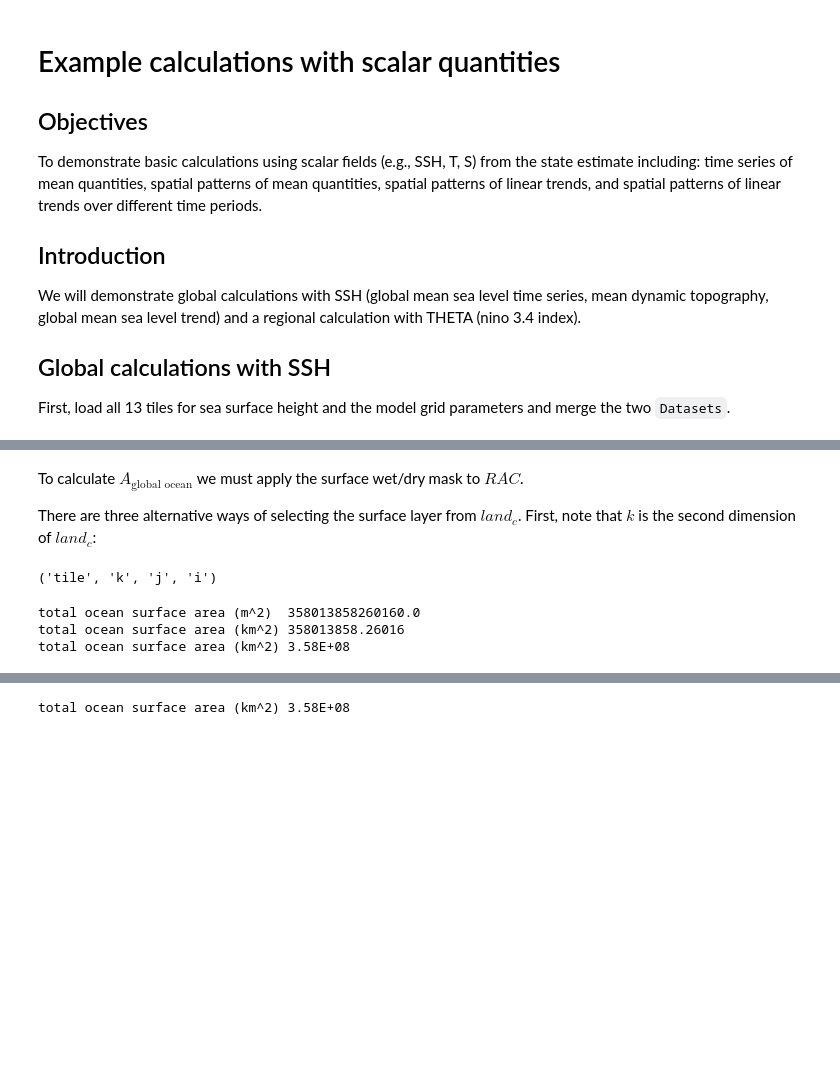
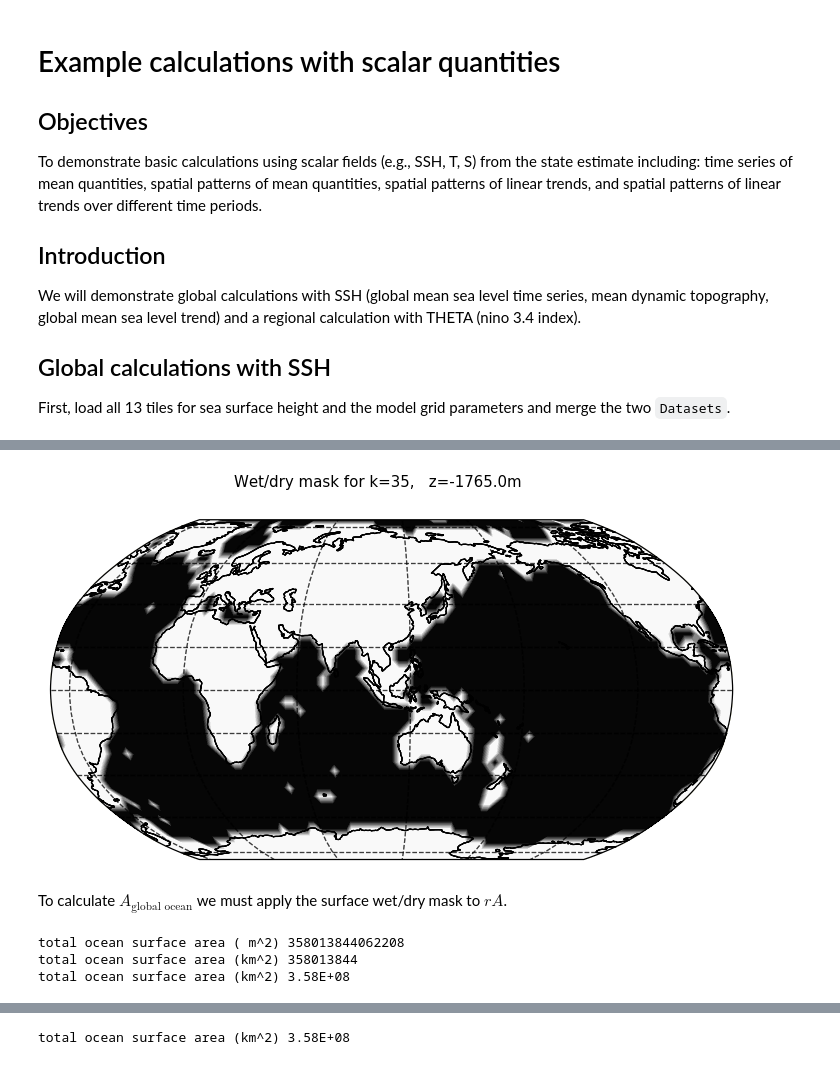
Before and after one commit to ECCO-GROUP/ECCO-v4-Python-Tutorial, a Jupyter notebook: Tutorials_as_Jupyter_Notebooks/ECCO_v4_Example_calculations_with_scalar_quantities.ipynb, the cells around one changed output, grey strips where cells are left out. Cells and saved outputs as stored; diff of their text form; code cells hidden in the pictures; blank space fills up the shorter version.

```diff
--- a/Tutorials_as_Jupyter_Notebooks/ECCO_v4_Example_calculations_with_scalar_quantities.ipynb
+++ b/Tutorials_as_Jupyter_Notebooks/ECCO_v4_Example_calculations_with_scalar_quantities.ipynb
@@ -96,35 +150,37 @@ plt.suptitle('Wet/dry mask for k = ' + str(k_level) + ', z = ' + z + 'm');
+# %%
+plt.figure(figsize=(12,5), dpi= 90)
+k_level=35
+tmp_plt = ecco_ds.SSH.isel(time=1)
+tmp_plt = tmp_plt.where(ecco_ds.hFacC.isel(k=0) !=0)
+
+ecco.plot_proj_to_latlon_grid(ecco_ds.XC,
+                               ecco_ds.YC,
+                               ocean_mask[k_level,:],
+                               user_lon_0=110,
+                               plot_type = 'contourf', dx=4,dy=4, cmap='binary');
+# select out the model depth at k=1, round the number and convert to string.
+z = str((np.round(ecco_ds.Z.values[k_level])))
+
+plt.suptitle('Wet/dry mask for k=' + str(k_level) + ',   z=' + z + 'm');
+# %% [output]
+[figure, added]
 # %% [markdown]
-To calculate $A_{\text{global ocean}}$ we must apply the surface wet/dry mask to $RAC$.
-
-There are three alternative ways of selecting the surface layer from $land_c$.  First, note that $k$ is the second dimension of $land_c$:
+To calculate $A_{\text{global ocean}}$ we must apply the surface wet/dry mask to $rA$.
-# %%
-v4.land_c.dims
-# %% [output]
-('tile', 'k', 'j', 'i')
 # %%
 # Method 1: the array index method, []
 #           select land_c at k index 0
-total_ocean_area = np.sum(v4.RAC*v4.land_c[:,0,:,:])
-
-# Method 2: the coordinate index method, isel()
-#           select land_c at k index 0
-total_ocean_area_B = np.sum(v4.RAC*v4.land_c.isel(k=0))
-
-# Method 3: the coordinate label method, sel()
-#           select land_c at k coordinate label 1
-total_ocean_area_C = np.sum(v4.RAC*v4.land_c.sel(k=1))
-
+total_ocean_area = np.sum(ecco_ds.rA*ocean_mask[0,:])
 
 # these three methods give the same numerical result.  Here are
 # three alternative ways of printing the result
-print 'total ocean surface area (m^2) ', total_ocean_area.values
-print 'total ocean surface area (km^2)', total_ocean_area_B.values/1e6
+print ('total ocean surface area ( m^2) %d  ' % total_ocean_area.values)
+print ('total ocean surface area (km^2) %d ' % (total_ocean_area.values/1.0e6))
 
 # or in scientific notation with 2 decimal points
-print 'total ocean surface area (km^2) ' + '%.2E' % (total_ocean_area_C.values/1e6)
+print ('total ocean surface area (km^2) %.2E' % (total_ocean_area.values/1.0e6))
 # %% [output]
-total ocean surface area (m^2)  358013858260160.0
-total ocean surface area (km^2) 358013858.26016
+total ocean surface area ( m^2) 358013844062208
+total ocean surface area (km^2) 358013844
 total ocean surface area (km^2) 3.58E+08
 # %% [markdown]
 This compares favorable with *Global surface area of Earth's Oceans : approx 3.60 x $10^8$ $km^2$* from https://hypertextbook.com/facts/1997/EricCheng.shtml
```
Also changed, not shown: parts of 57 cells of this notebook, 13 other files.
